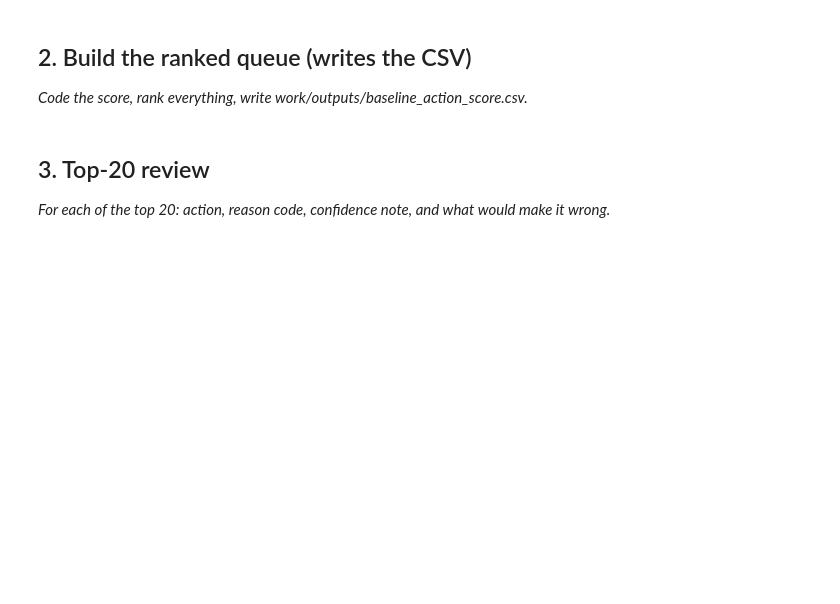
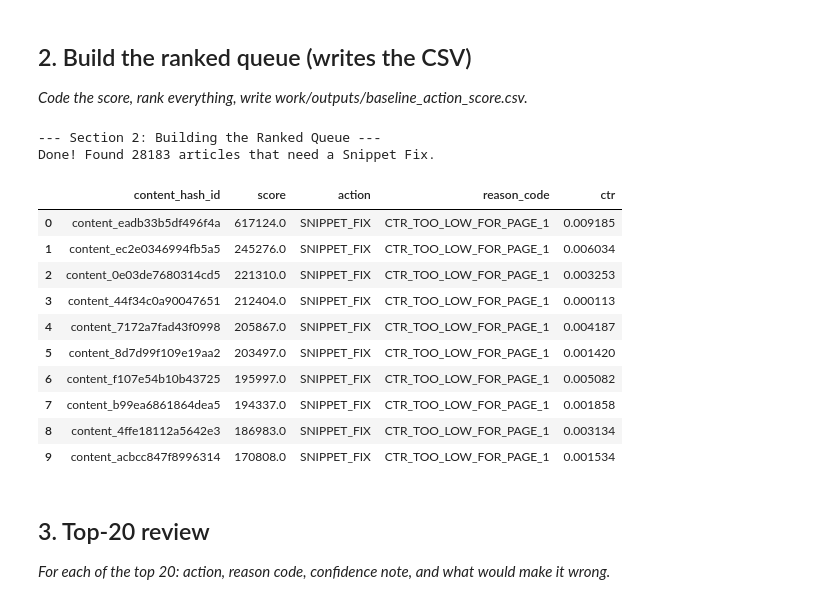
Before and after one commit to Mahmoud-Beram/flyrank-ml-internship, a Jupyter notebook: work/notebooks/w04_baseline_score.ipynb, the cells around one changed output. Cells and saved outputs as stored; diff of their text form; code cells hidden in the pictures; blank space fills up the shorter version.

```diff
--- a/work/notebooks/w04_baseline_score.ipynb
+++ b/work/notebooks/w04_baseline_score.ipynb
@@ -23,3 +124,54 @@ This skeleton is yours to fill. Work the sections **in order** — each one has
+# %%
+# Section 2: Building the Ranked Queue
+print("\n--- Section 2: Building the Ranked Queue ---")
+rule_df = con.execute(f"""
+    WITH article_stats AS (
+        SELECT
+            content_hash_id,
+            SUM(gsc_impressions) as total_imp,
+            SUM(gsc_clicks) as total_clicks,
+            AVG(gsc_avg_position) as avg_pos
+        FROM '{local_file}'
+        GROUP BY content_hash_id
+        HAVING total_imp > 0
+    )
+    SELECT
+        content_hash_id,
+        total_imp AS score,
+        'SNIPPET_FIX' AS action,
+        'CTR_TOO_LOW_FOR_PAGE_1' AS reason_code,
+        total_imp,
+        total_clicks,
+        avg_pos,
+        (total_clicks / total_imp) AS ctr
+    FROM article_stats
+    WHERE
+        total_imp > 1000
+        AND avg_pos <= 10
+        AND (total_clicks / total_imp) < 0.01
+    ORDER BY score DESC
+""").df()
+
+import os
+os.makedirs('work/outputs', exist_ok=True)
+rule_df.to_csv('work/outputs/baseline_action_score.csv', index=False)
+
+print(f"Done! Found {len(rule_df)} articles that need a Snippet Fix.")
+display(rule_df[['content_hash_id', 'score', 'action', 'reason_code', 'ctr']].head(10))
+# %% [output]
+--- Section 2: Building the Ranked Queue ---
+Done! Found 28183 articles that need a Snippet Fix.
+|  | content_hash_id | score | action | reason_code | ctr |
+| 0 | content_eadb33b5df496f4a | 617124.0 | SNIPPET_FIX | CTR_TOO_LOW_FOR_PAGE_1 | 0.009185 |
+| 1 | content_ec2e0346994fb5a5 | 245276.0 | SNIPPET_FIX | CTR_TOO_LOW_FOR_PAGE_1 | 0.006034 |
+| 2 | content_0e03de7680314cd5 | 221310.0 | SNIPPET_FIX | CTR_TOO_LOW_FOR_PAGE_1 | 0.003253 |
+| 3 | content_44f34c0a90047651 | 212404.0 | SNIPPET_FIX | CTR_TOO_LOW_FOR_PAGE_1 | 0.000113 |
+| 4 | content_7172a7fad43f0998 | 205867.0 | SNIPPET_FIX | CTR_TOO_LOW_FOR_PAGE_1 | 0.004187 |
+| 5 | content_8d7d99f109e19aa2 | 203497.0 | SNIPPET_FIX | CTR_TOO_LOW_FOR_PAGE_1 | 0.001420 |
+| 6 | content_f107e54b10b43725 | 195997.0 | SNIPPET_FIX | CTR_TOO_LOW_FOR_PAGE_1 | 0.005082 |
+| 7 | content_b99ea6861864dea5 | 194337.0 | SNIPPET_FIX | CTR_TOO_LOW_FOR_PAGE_1 | 0.001858 |
+| 8 | content_4ffe18112a5642e3 | 186983.0 | SNIPPET_FIX | CTR_TOO_LOW_FOR_PAGE_1 | 0.003134 |
+| 9 | content_acbcc847f8996314 | 170808.0 | SNIPPET_FIX | CTR_TOO_LOW_FOR_PAGE_1 | 0.001534 |
 # %% [markdown]
 ## 3. Top-20 review
 
```
Also changed, not shown: parts of 7 cells of this notebook.
